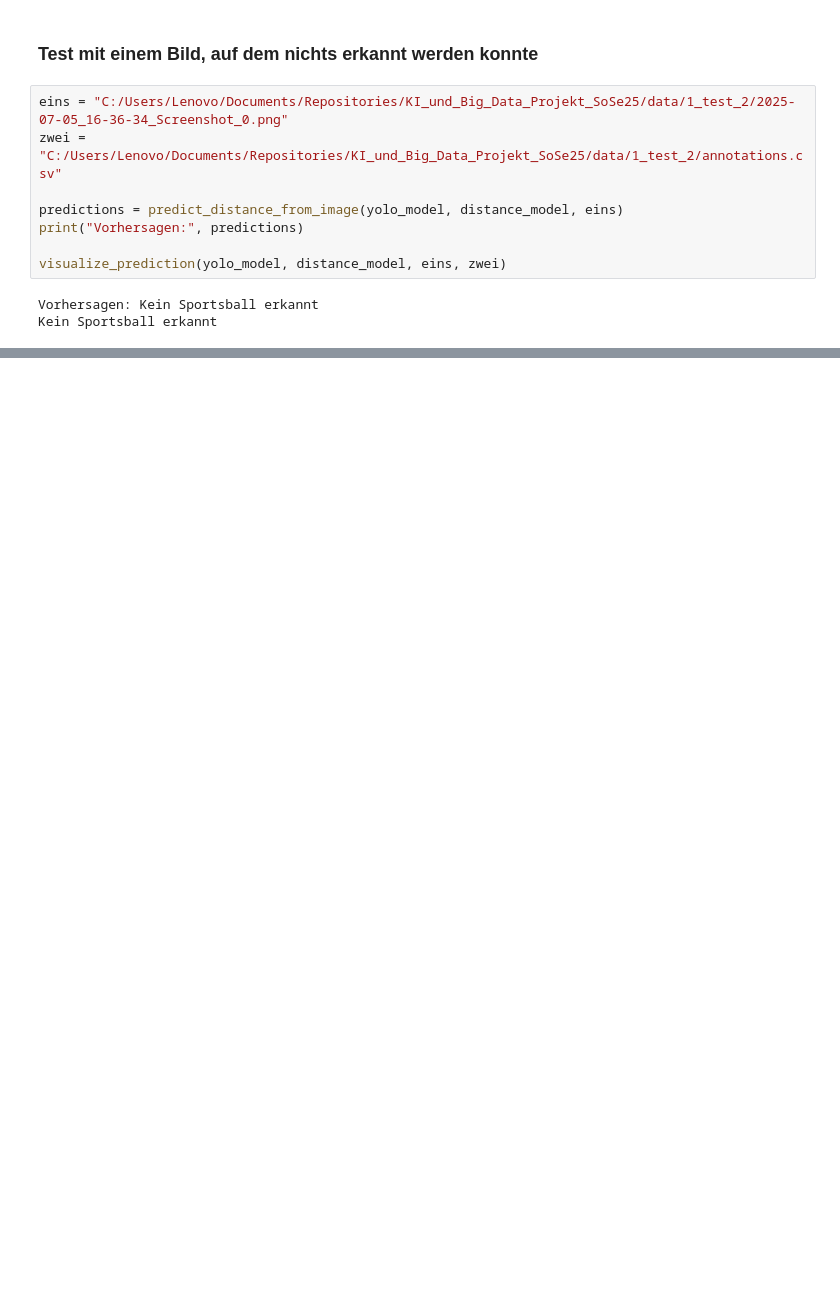
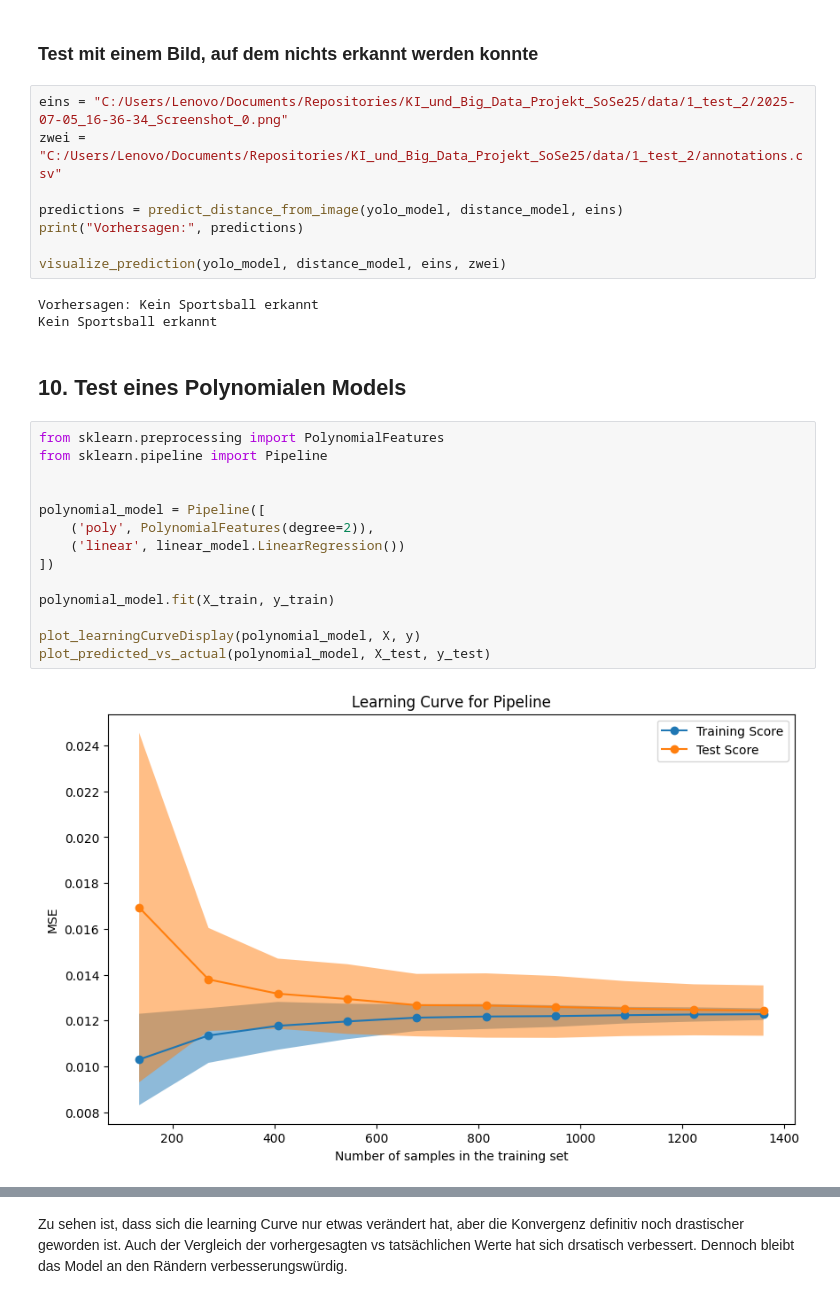
Before and after one commit to PizzaPichael/KI_und_Big_Data_Projekt_SoSe25, a Jupyter notebook: code/ballDetection/03_detect_balls_max_three_meter.ipynb, the cells around one changed output, grey strips where cells are left out. Drawn from its saved outputs; the diff is of its cells as text; blank space fills up the shorter version.

Commit message:
feat: added polynomial model

```diff
--- a/code/ballDetection/03_detect_balls_max_three_meter.ipynb
+++ b/code/ballDetection/03_detect_balls_max_three_meter.ipynb
@@ -520,3 +513,21 @@ visualize_prediction(yolo_model, distance_model, eins, zwei)
 # %% [output]
 Vorhersagen: Kein Sportsball erkannt
 Kein Sportsball erkannt
+# %% [markdown]
+## 10. Test eines Polynomialen Models
+# %%
+from sklearn.preprocessing import PolynomialFeatures
+from sklearn.pipeline import Pipeline
+
+
+polynomial_model = Pipeline([
+    ('poly', PolynomialFeatures(degree=2)),
+    ('linear', linear_model.LinearRegression())
+])
+
+polynomial_model.fit(X_train, y_train)
+
+plot_learningCurveDisplay(polynomial_model, X, y)
+plot_predicted_vs_actual(polynomial_model, X_test, y_test)
+# %% [output]
+[figure, added]
@@ -522,0 +535,2 @@ Kein Sportsball erkannt
+# %% [markdown]
+Zu sehen ist, dass sich die learning Curve nur etwas verändert hat, aber die Konvergenz definitiv noch drastischer geworden ist. Auch der Vergleich der vorhergesagten vs tatsächlichen Werte hat sich drsatisch verbessert. Dennoch bleibt das Model an den Rändern verbesserungswürdig.
```
Also changed, not shown: parts of 12 cells of this notebook.
